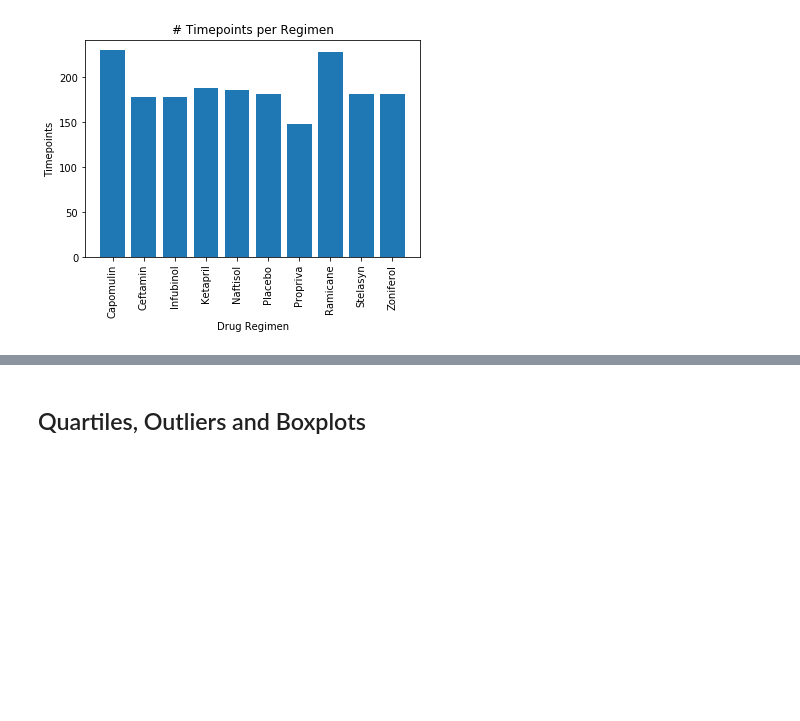
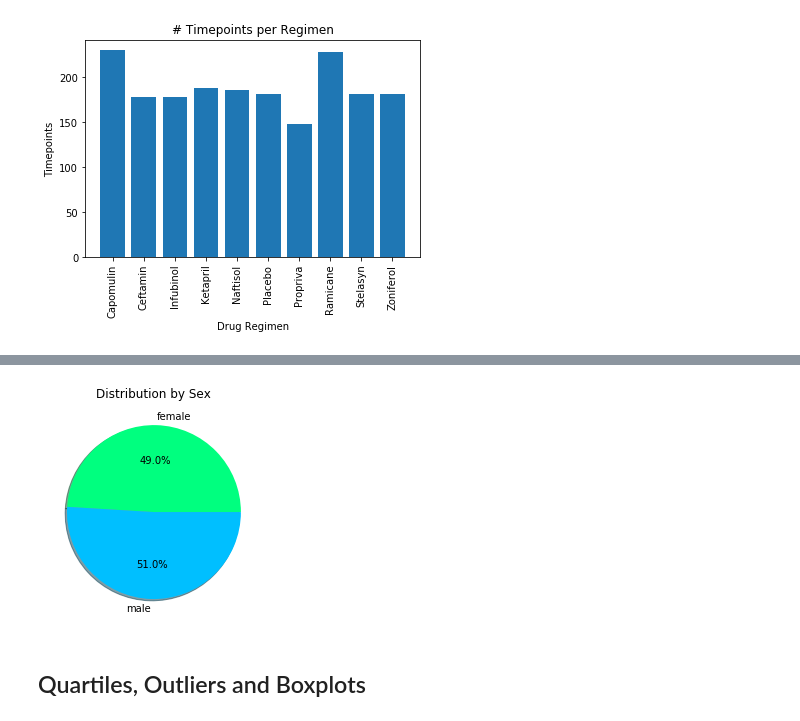
Before and after one commit to aaalicejohnson/matplotlib, a Jupyter notebook: pymaceuticals_starter.ipynb, the cells around one changed output, grey strips where cells are left out. Cells and saved outputs as stored; diff of their text form; code cells hidden in the pictures; blank space fills up the shorter version.

```diff
--- a/pymaceuticals_starter.ipynb
+++ b/pymaceuticals_starter.ipynb
@@ -193,5 +207,13 @@ plt.show()
 # %%
 # Generate a pie plot showing the distribution of female versus male mice using pyplot
+labels = ['female', 'male']
+colors = ['springgreen', 'deepskyblue']
+plt.pie(sex_count, explode=None, labels=labels, colors=colors,
+        autopct="%1.1f%%", shadow=True, startangle=360)
+plt.title('Distribution by Sex')
+plt.show()
+# %% [output]
+[figure, added]
 # %% [markdown]
 ## Quartiles, Outliers and Boxplots
 # %%
```
Also changed, not shown: parts of 13 cells of this notebook.
